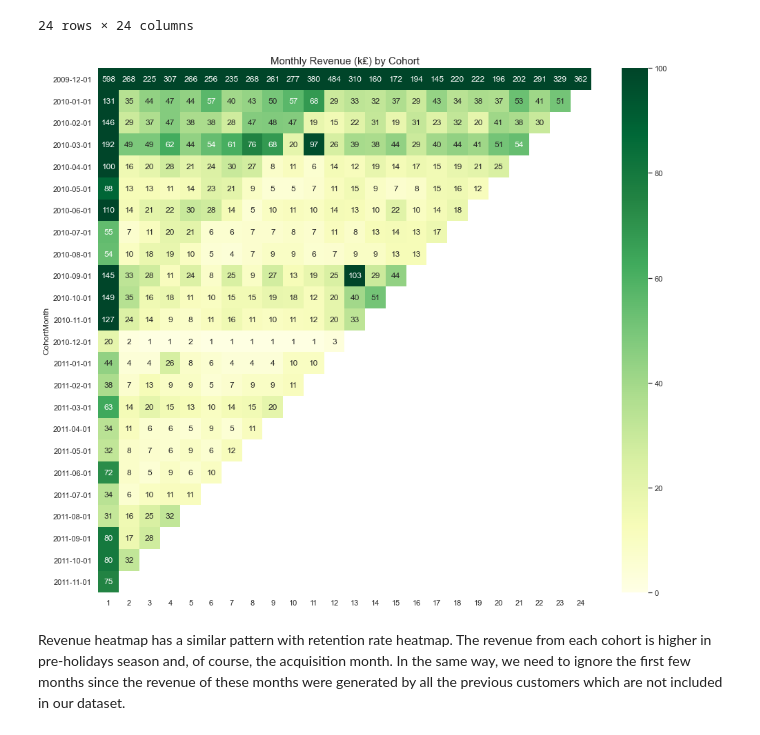
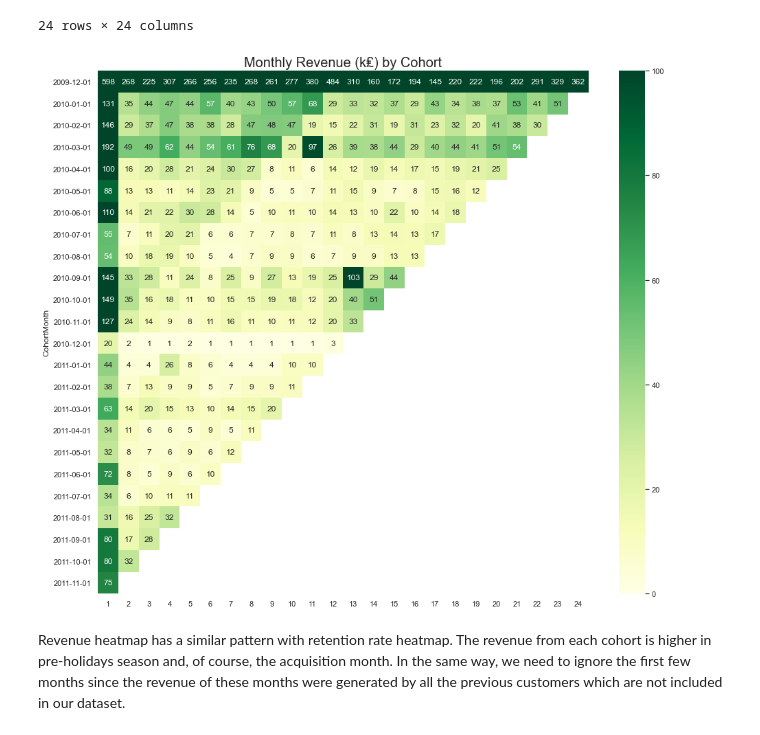
Before and after one commit to lasayin/Online-Retail-Business-Analysis-and-Customer-Segmentation, a Jupyter notebook: Online_Retail_Customer_Behavior_Analysis.ipynb, the cells around one changed output. Cells and saved outputs as stored; diff of their text form; code cells hidden in the pictures.

```diff
--- a/Online_Retail_EDA.ipynb
+++ b/Online_Retail_Customer_Behavior_Analysis.ipynb
@@ -371,12 +371,12 @@ revenue_cohort
 # %%
 revenue_cohort.columns = [a[1] for a in revenue_cohort.columns.to_flat_index()]
 
 plt.figure(figsize=(16,14))
-plt.title('Monthly Revenue (k₤) by Cohort', fontsize=15)
+plt.title('Monthly Revenue (k₤) by Cohort', fontsize=20)
 _ = sns.heatmap(revenue_cohort, cmap='YlGn', annot=True, fmt='.3g',
                 vmin=0, vmax=100, yticklabels=revenue_cohort.index.strftime('%Y-%m-%d'))
 # %% [output]
-[figure, old version]
+[figure, new version]
 # %% [markdown]
 Revenue heatmap has a similar pattern with retention rate heatmap. The revenue from each cohort is higher in pre-holidays season and, of course,  the acquisition month. In the same way,  we need to ignore the first few months since the revenue of these months were generated by all the previous customers which are not included in our dataset.
 # %% [markdown]
```
